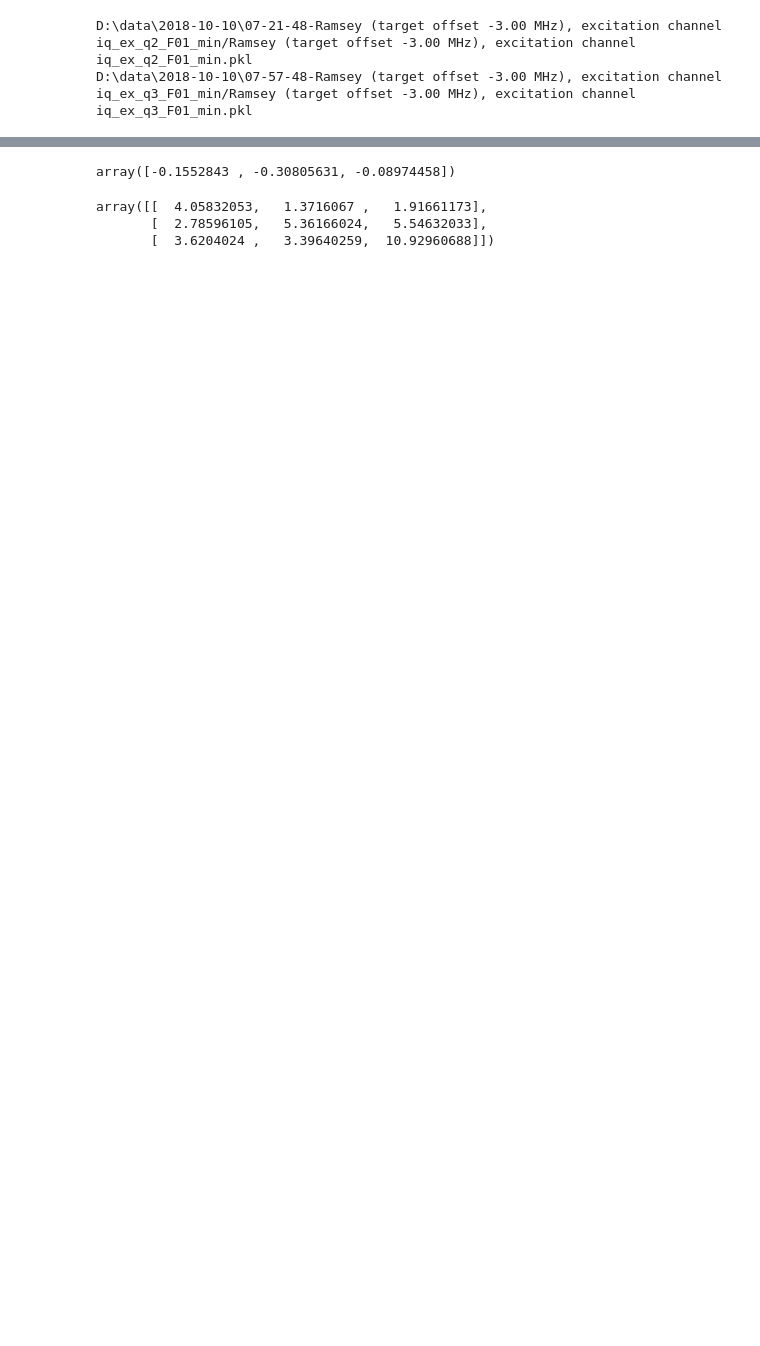
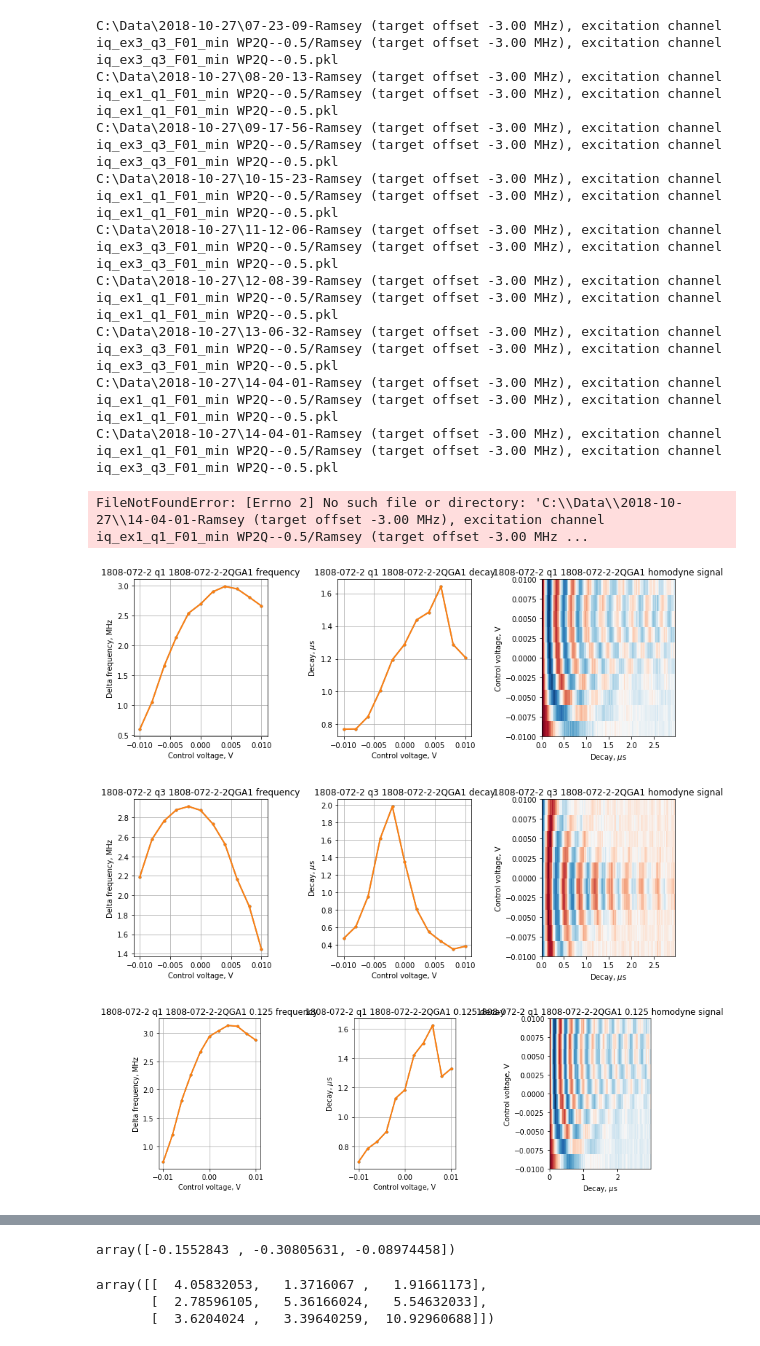
Before and after one commit to ooovector/qsweepy-notebooks, a Jupyter notebook: Untitled2.ipynb, the cells around one changed output, grey strips where cells are left out. Saved outputs shown, nothing was run; the diff lists cells and outputs as text; code cells hidden in the pictures; blank space fills up the shorter version.

```diff
--- a/Untitled2.ipynb
+++ b/Untitled2.ipynb
@@ -140,4 +165,37 @@ measurement_folders = {
 }
+# %%
+measurement_folders = {
+    '1808-072-2 q1 1808-072-2-2QGA1':
+        {'paths': [r'C:\Data\2018-10-27\06-26-00-Ramsey (target offset -3.00 MHz), excitation channel iq_ex1_q1_F01_min WP2Q--0.5'],
+        'name': 'Ramsey (target offset -3.00 MHz), excitation channel iq_ex1_q1_F01_min WP2Q--0.5', 'q': '1'},
+    '1808-072-2 q3 1808-072-2-2QGA1':
+        {'paths': [r'C:\Data\2018-10-27\07-23-09-Ramsey (target offset -3.00 MHz), excitation channel iq_ex3_q3_F01_min WP2Q--0.5'],
+        'name': 'Ramsey (target offset -3.00 MHz), excitation channel iq_ex3_q3_F01_min WP2Q--0.5', 'q': '3'},
+    '1808-072-2 q1 1808-072-2-2QGA1 0.125':
+        {'paths': [r'C:\Data\2018-10-27\08-20-13-Ramsey (target offset -3.00 MHz), excitation channel iq_ex1_q1_F01_min WP2Q--0.5'],
+        'name': 'Ramsey (target offset -3.00 MHz), excitation channel iq_ex1_q1_F01_min WP2Q--0.5', 'q': '1'},
+    '1808-072-2 q3 1808-072-2-2QGA1 0.125':
+        {'paths': [r'C:\Data\2018-10-27\09-17-56-Ramsey (target offset -3.00 MHz), excitation channel iq_ex3_q3_F01_min WP2Q--0.5'],
+        'name': 'Ramsey (target offset -3.00 MHz), excitation channel iq_ex3_q3_F01_min WP2Q--0.5', 'q': '3'},
+    '1808-072-2 q1 1808-072-2-2QGA1 0.250':
+        {'paths': [r'C:\Data\2018-10-27\10-15-23-Ramsey (target offset -3.00 MHz), excitation channel iq_ex1_q1_F01_min WP2Q--0.5'],
+        'name': 'Ramsey (target offset -3.00 MHz), excitation channel iq_ex1_q1_F01_min WP2Q--0.5', 'q': '1'},
+    '1808-072-2 q3 1808-072-2-2QGA1 0.250':
+        {'paths': [r'C:\Data\2018-10-27\11-12-06-Ramsey (target offset -3.00 MHz), excitation channel iq_ex3_q3_F01_min WP2Q--0.5'],
+        'name': 'Ramsey (target offset -3.00 MHz), excitation channel iq_ex3_q3_F01_min WP2Q--0.5', 'q': '3'},
+    '1808-072-2 q1 1808-072-2-2QGA1 0.375':
+        {'paths': [r'C:\Data\2018-10-27\12-08-39-Ramsey (target offset -3.00 MHz), excitation channel iq_ex1_q1_F01_min WP2Q--0.5'],
+        'name': 'Ramsey (target offset -3.00 MHz), excitation channel iq_ex1_q1_F01_min WP2Q--0.5', 'q': '1'},
+    '1808-072-2 q3 1808-072-2-2QGA1 0.375':
+        {'paths': [r'C:\Data\2018-10-27\13-06-32-Ramsey (target offset -3.00 MHz), excitation channel iq_ex3_q3_F01_min WP2Q--0.5'],
+        'name': 'Ramsey (target offset -3.00 MHz), excitation channel iq_ex3_q3_F01_min WP2Q--0.5', 'q': '3'},
+    '1808-072-2 q1 1808-072-2-2QGA1 0.500':
+        {'paths': [r'C:\Data\2018-10-27\14-04-01-Ramsey (target offset -3.00 MHz), excitation channel iq_ex1_q1_F01_min WP2Q--0.5'],
+        'name': 'Ramsey (target offset -3.00 MHz), excitation channel iq_ex1_q1_F01_min WP2Q--0.5', 'q': '1'},
+    '1808-072-2 q3 1808-072-2-2QGA1 0.500':
+        {'paths': [r'C:\Data\2018-10-27\14-04-01-Ramsey (target offset -3.00 MHz), excitation channel iq_ex1_q1_F01_min WP2Q--0.5'],
+        'name': 'Ramsey (target offset -3.00 MHz), excitation channel iq_ex3_q3_F01_min WP2Q--0.5', 'q': '3'},
+}
 # %%
 plt.close('all')
 for measurement_type_name, measurement_type in measurement_folders.items():
@@ -200,11 +258,12 @@ for measurement_type_name, measurement_type in measurement_folders.items():
            [np.mean(np.imag(data_average-mean)*np.real(data_average-mean)),
             np.mean(np.imag(data_average-mean)*np.imag(data_average-mean))]]
     vals, vecs =np.linalg.eig(cov)
+    max_vals = np.argmax(np.abs(vals))
     #print (cov, vecs, vals)
-    data_real = np.real(data_average)*vecs[np.argmax(vals),0]+np.imag(data_average)*vecs[np.argmax(vals),1]
+    data_real = np.real(data_average)*vecs[np.argmin(np.abs(vals)),0]+np.imag(data_average)*vecs[np.argmin(np.abs(vals)),1]
     ax_pic.pcolormesh(measurement['S21_r'+q][1][0]*1e6, measurement['S21_r'+q][1][1], data_real.T, cmap='RdBu')
-    plt.savefig(r'D:\data\2018-09-23\summary\\'+measurement_type_name+'.pdf')
-    plt.savefig(r'D:\data\2018-09-23\summary\\'+measurement_type_name+'.png')
+#    plt.savefig(r'D:\data\2018-09-23\summary\\'+measurement_type_name+'.pdf')
+#    plt.savefig(r'D:\data\2018-09-23\summary\\'+measurement_type_name+'.png')
 
 #    if 'freq' in summary:
 #        plt.figure(measurement_type_name+' frequency')
@@ -227,2 +285,13 @@ D:\data\2018-10-10\08-33-47-Ramsey (target offset -3.00 MHz), excitation channel
-D:\data\2018-10-10\07-21-48-Ramsey (target offset -3.00 MHz), excitation channel iq_ex_q2_F01_min/Ramsey (target offset -3.00 MHz), excitation channel iq_ex_q2_F01_min.pkl
-D:\data\2018-10-10\07-57-48-Ramsey (target offset -3.00 MHz), excitation channel iq_ex_q3_F01_min/Ramsey (target offset -3.00 MHz), excitation channel iq_ex_q3_F01_min.pkl
+C:\Data\2018-10-27\07-23-09-Ramsey (target offset -3.00 MHz), excitation channel iq_ex3_q3_F01_min WP2Q--0.5/Ramsey (target offset -3.00 MHz), excitation channel iq_ex3_q3_F01_min WP2Q--0.5.pkl
+C:\Data\2018-10-27\08-20-13-Ramsey (target offset -3.00 MHz), excitation channel iq_ex1_q1_F01_min WP2Q--0.5/Ramsey (target offset -3.00 MHz), excitation channel iq_ex1_q1_F01_min WP2Q--0.5.pkl
+C:\Data\2018-10-27\09-17-56-Ramsey (target offset -3.00 MHz), excitation channel iq_ex3_q3_F01_min WP2Q--0.5/Ramsey (target offset -3.00 MHz), excitation channel iq_ex3_q3_F01_min WP2Q--0.5.pkl
+C:\Data\2018-10-27\10-15-23-Ramsey (target offset -3.00 MHz), excitation channel iq_ex1_q1_F01_min WP2Q--0.5/Ramsey (target offset -3.00 MHz), excitation channel iq_ex1_q1_F01_min WP2Q--0.5.pkl
+C:\Data\2018-10-27\11-12-06-Ramsey (target offset -3.00 MHz), excitation channel iq_ex3_q3_F01_min WP2Q--0.5/Ramsey (target offset -3.00 MHz), excitation channel iq_ex3_q3_F01_min WP2Q--0.5.pkl
+C:\Data\2018-10-27\12-08-39-Ramsey (target offset -3.00 MHz), excitation channel iq_ex1_q1_F01_min WP2Q--0.5/Ramsey (target offset -3.00 MHz), excitation channel iq_ex1_q1_F01_min WP2Q--0.5.pkl
+C:\Data\2018-10-27\13-06-32-Ramsey (target offset -3.00 MHz), excitation channel iq_ex3_q3_F01_min WP2Q--0.5/Ramsey (target offset -3.00 MHz), excitation channel iq_ex3_q3_F01_min WP2Q--0.5.pkl
+C:\Data\2018-10-27\14-04-01-Ramsey (target offset -3.00 MHz), excitation channel iq_ex1_q1_F01_min WP2Q--0.5/Ramsey (target offset -3.00 MHz), excitation channel iq_ex1_q1_F01_min WP2Q--0.5.pkl
+C:\Data\2018-10-27\14-04-01-Ramsey (target offset -3.00 MHz), excitation channel iq_ex1_q1_F01_min WP2Q--0.5/Ramsey (target offset -3.00 MHz), excitation channel iq_ex3_q3_F01_min WP2Q--0.5.pkl
+FileNotFoundError: [Errno 2] No such file or directory: 'C:\\Data\\2018-10-27\\14-04-01-Ramsey (target offset -3.00 MHz), excitation channel iq_ex1_q1_F01_min WP2Q--0.5/Ramsey (target offset -3.00 MHz ...
+[figure, added]
+[figure, added]
+[figure, added]
```
Also changed, not shown: parts of 12 cells of this notebook, 26 other files.
